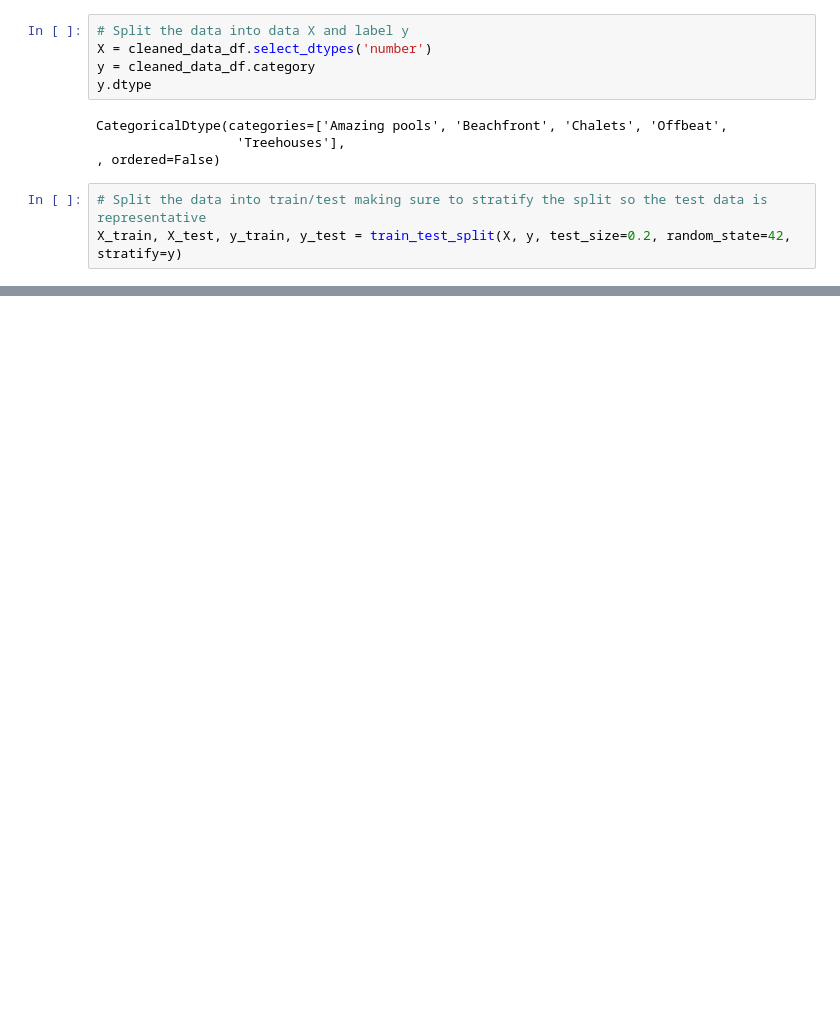
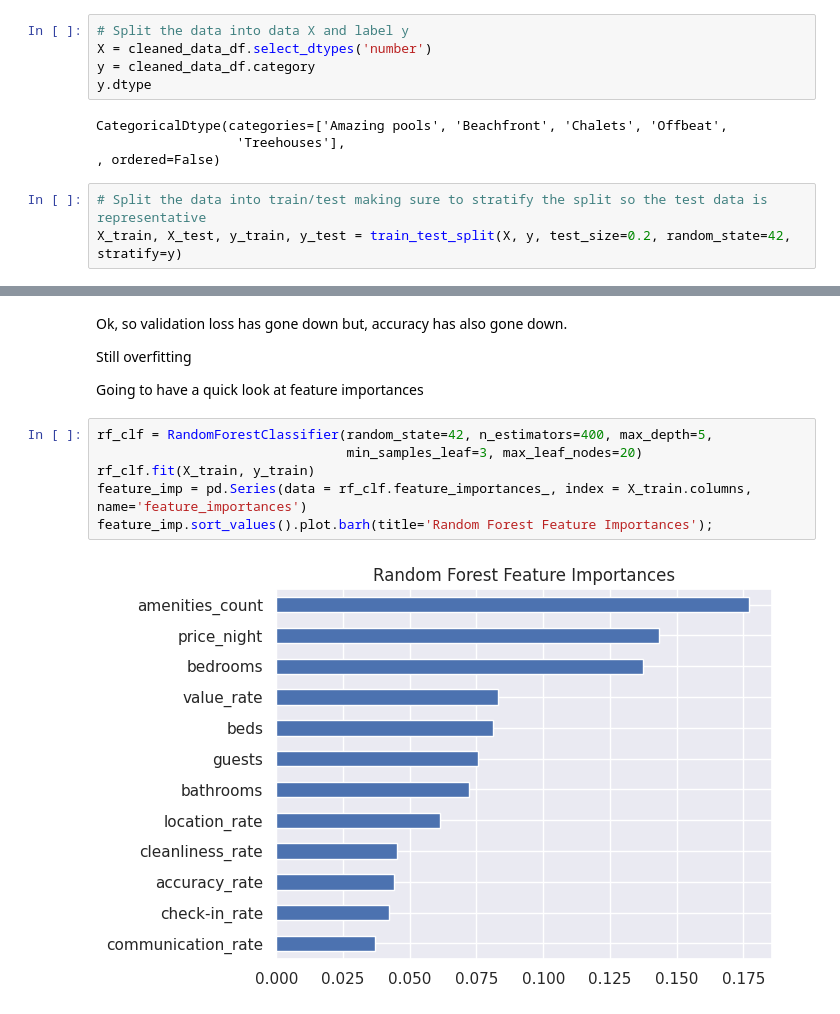
Before and after one commit to dan-bouchard/Airbnb-Property-Listing, a Jupyter notebook: classification_modelling_numerical_data.ipynb, the cells around one changed output, grey strips where cells are left out. Cells and saved outputs as stored; diff of their text form; blank space fills up the shorter version.

```diff
--- a/classification_modelling_numerical_data.ipynb
+++ b/classification_modelling_numerical_data.ipynb
@@ -109,0 +211,14 @@ Ok, so not a great start as so far have got a model that performs worse than ran
+# %% [markdown]
+Ok, so validation loss has gone down but, accuracy has also gone down.
+
+Still overfitting
+
+Going to have a quick look at feature importances
+# %%
+rf_clf = RandomForestClassifier(random_state=42, n_estimators=400, max_depth=5,
+                                min_samples_leaf=3, max_leaf_nodes=20)
+rf_clf.fit(X_train, y_train)
+feature_imp = pd.Series(data = rf_clf.feature_importances_, index = X_train.columns, name='feature_importances')
+feature_imp.sort_values().plot.barh(title='Random Forest Feature Importances');
+# %% [output]
+[figure, added]
```
Also changed, not shown: parts of 13 cells of this notebook.
